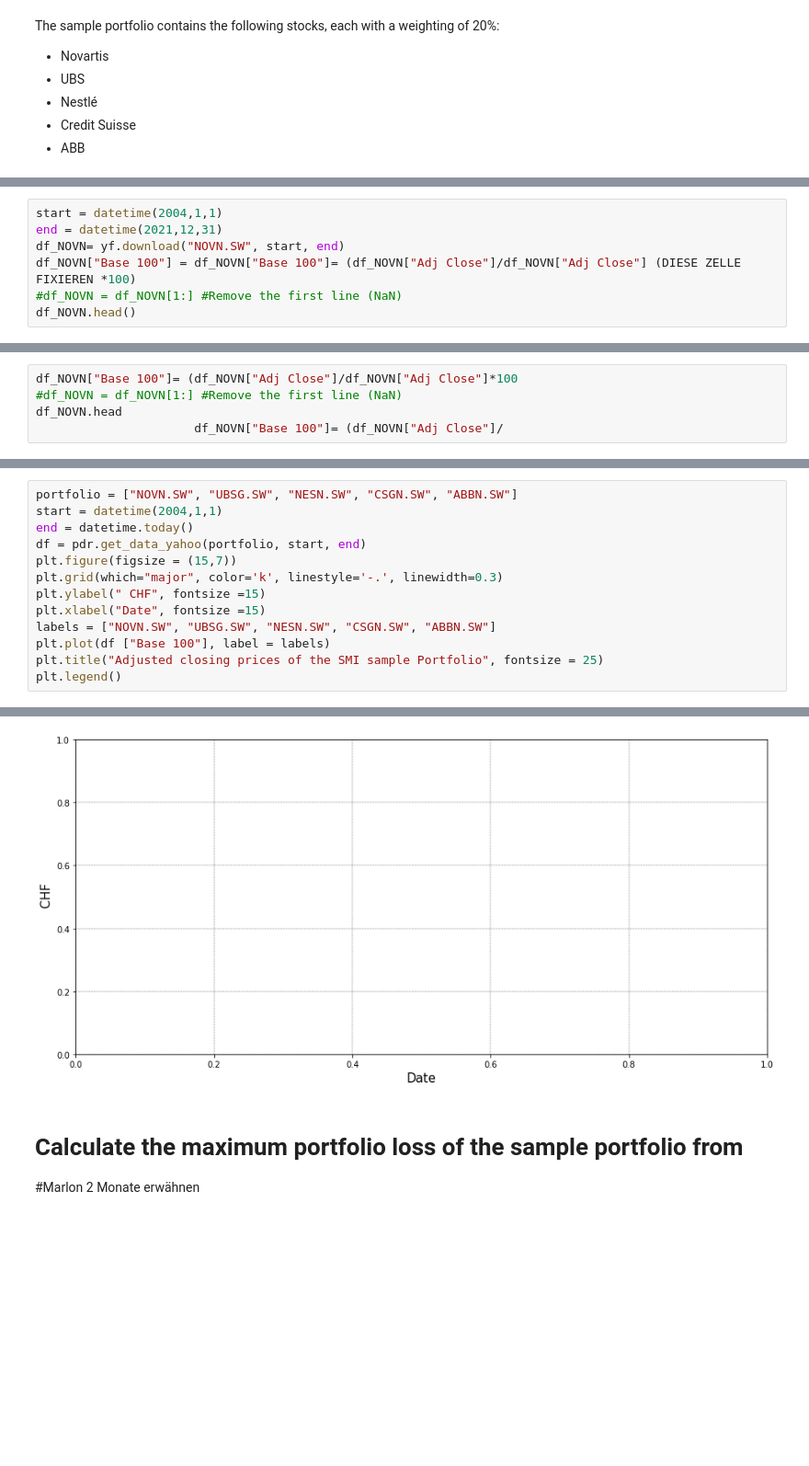
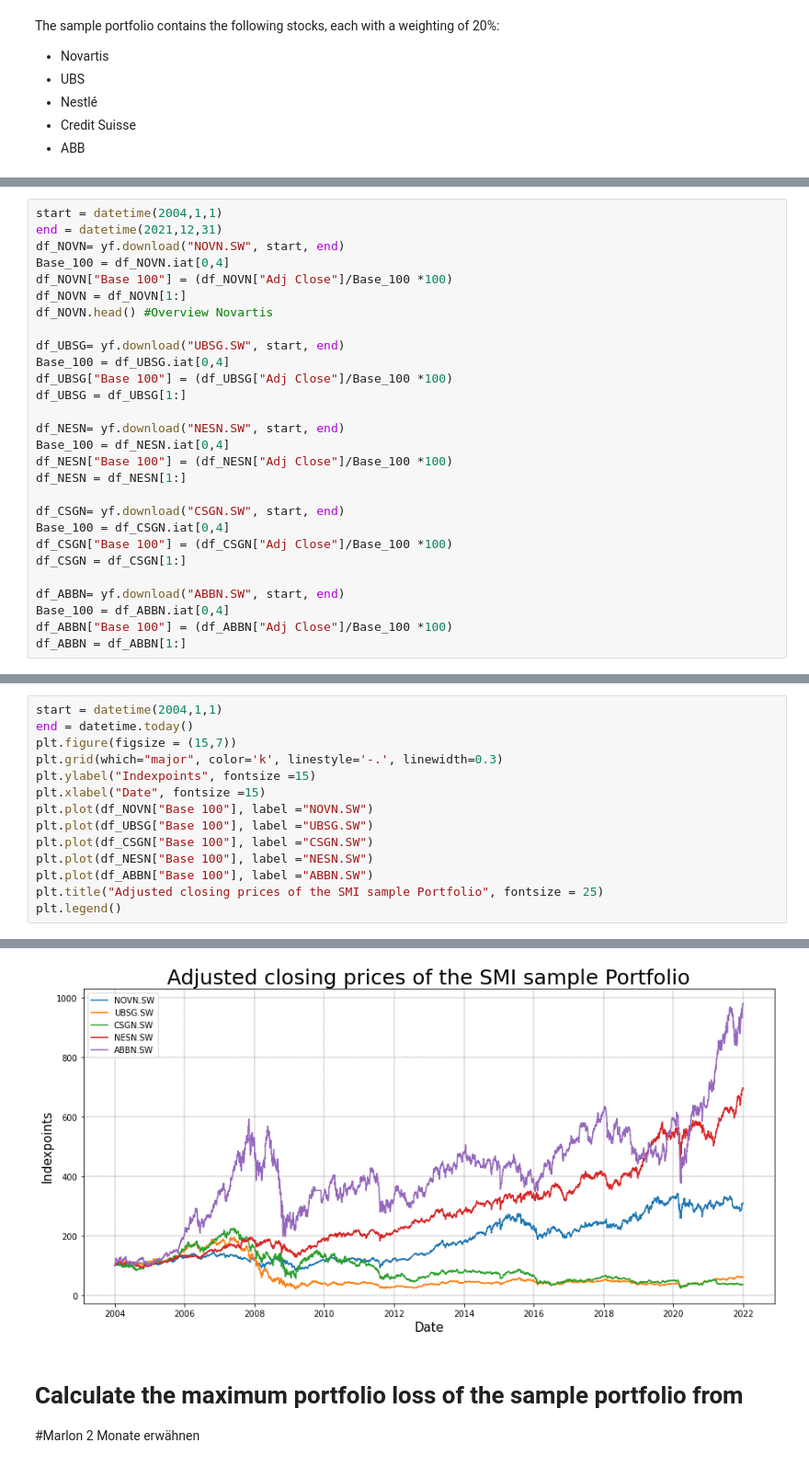
Before and after one commit to Darioschuerch/Project_MRWAM69.F2201_Marzer_Schuerch, a Jupyter notebook: Project/Project_MRWAM69.F2201_Marzer_Schuerch.ipynb, the cells around one changed output, grey strips where cells are left out. Shown: that part at 92% size. Cells and saved outputs as stored; diff of their text form; blank space fills up the shorter version.

```diff
--- a/Project/Project_MRWAM69.F2201_Marzer_Schuerch.ipynb
+++ b/Project/Project_MRWAM69.F2201_Marzer_Schuerch.ipynb
@@ -251,8 +252,29 @@ To get an overview let's have a look at the adjusted closing prices in our sampl
 start = datetime(2004,1,1)
 end = datetime(2021,12,31)
 df_NOVN= yf.download("NOVN.SW", start, end)
-df_NOVN["Base 100"] = df_NOVN["Base 100"]= (df_NOVN["Adj Close"]/df_NOVN["Adj Close"] (DIESE ZELLE FIXIEREN *100)
-#df_NOVN = df_NOVN[1:] #Remove the first line (NaN)
-df_NOVN.head()
+Base_100 = df_NOVN.iat[0,4]
+df_NOVN["Base 100"] = (df_NOVN["Adj Close"]/Base_100 *100)
+df_NOVN = df_NOVN[1:]
+df_NOVN.head() #Overview Novartis
+
+df_UBSG= yf.download("UBSG.SW", start, end)
+Base_100 = df_UBSG.iat[0,4]
+df_UBSG["Base 100"] = (df_UBSG["Adj Close"]/Base_100 *100)
+df_UBSG = df_UBSG[1:]
+
+df_NESN= yf.download("NESN.SW", start, end)
+Base_100 = df_NESN.iat[0,4]
+df_NESN["Base 100"] = (df_NESN["Adj Close"]/Base_100 *100)
+df_NESN = df_NESN[1:]
+
+df_CSGN= yf.download("CSGN.SW", start, end)
+Base_100 = df_CSGN.iat[0,4]
+df_CSGN["Base 100"] = (df_CSGN["Adj Close"]/Base_100 *100)
+df_CSGN = df_CSGN[1:]
+
+df_ABBN= yf.download("ABBN.SW", start, end)
+Base_100 = df_ABBN.iat[0,4]
+df_ABBN["Base 100"] = (df_ABBN["Adj Close"]/Base_100 *100)
+df_ABBN = df_ABBN[1:]
 # %% [output]
 [*********************100%***********************]  1 of 1 completed
@@ -266,5 +284,0 @@ df_NOVN.head()
-# %%
-df_NOVN["Base 100"]= (df_NOVN["Adj Close"]/df_NOVN["Adj Close"]*100
-#df_NOVN = df_NOVN[1:] #Remove the first line (NaN)
-df_NOVN.head
-                      df_NOVN["Base 100"]= (df_NOVN["Adj Close"]/
@@ -273,14 +285,15 @@ SyntaxError: invalid syntax (Temp/ipykernel_32380/2098574007.py, line 3)
 # %%
-portfolio = ["NOVN.SW", "UBSG.SW", "NESN.SW", "CSGN.SW", "ABBN.SW"]
 start = datetime(2004,1,1)
 end = datetime.today()
-df = pdr.get_data_yahoo(portfolio, start, end)
 plt.figure(figsize = (15,7))
 plt.grid(which="major", color='k', linestyle='-.', linewidth=0.3)
-plt.ylabel(" CHF", fontsize =15)
+plt.ylabel("Indexpoints", fontsize =15)
 plt.xlabel("Date", fontsize =15)
-labels = ["NOVN.SW", "UBSG.SW", "NESN.SW", "CSGN.SW", "ABBN.SW"]
-plt.plot(df ["Base 100"], label = labels)
+plt.plot(df_NOVN["Base 100"], label ="NOVN.SW")
+plt.plot(df_UBSG["Base 100"], label ="UBSG.SW")
+plt.plot(df_CSGN["Base 100"], label ="CSGN.SW")
+plt.plot(df_NESN["Base 100"], label ="NESN.SW")
+plt.plot(df_ABBN["Base 100"], label ="ABBN.SW")
 plt.title("Adjusted closing prices of the SMI sample Portfolio", fontsize = 25)
 plt.legend()
 # %% [output]
@@ -288,4 +301,4 @@ KeyError: 'Base 100'
-[figure, old version]
+[figure, new version]
 # %% [markdown]
 # Calculate the maximum portfolio loss of the sample portfolio from
 
```
Also changed, not shown: parts of 4 cells of this notebook, 2 other files.
